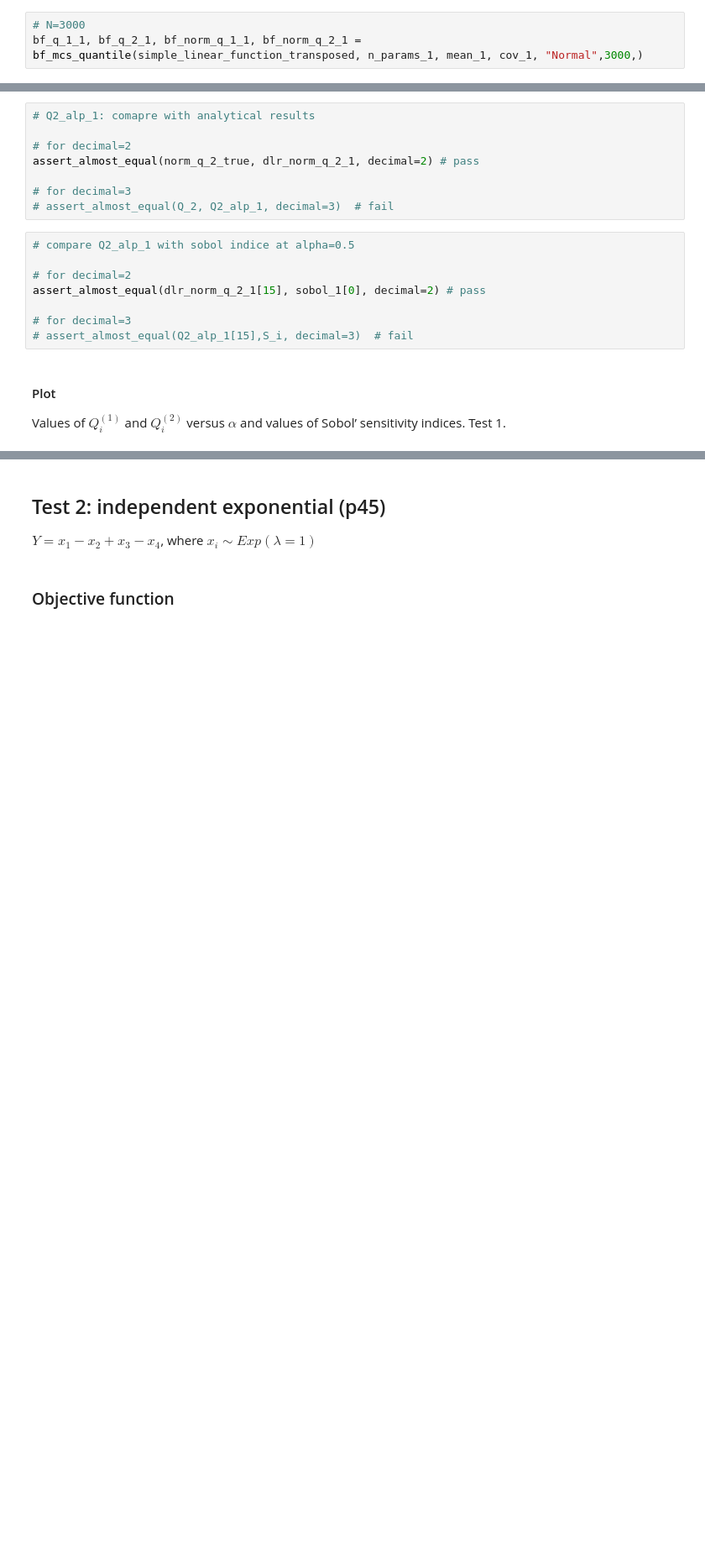
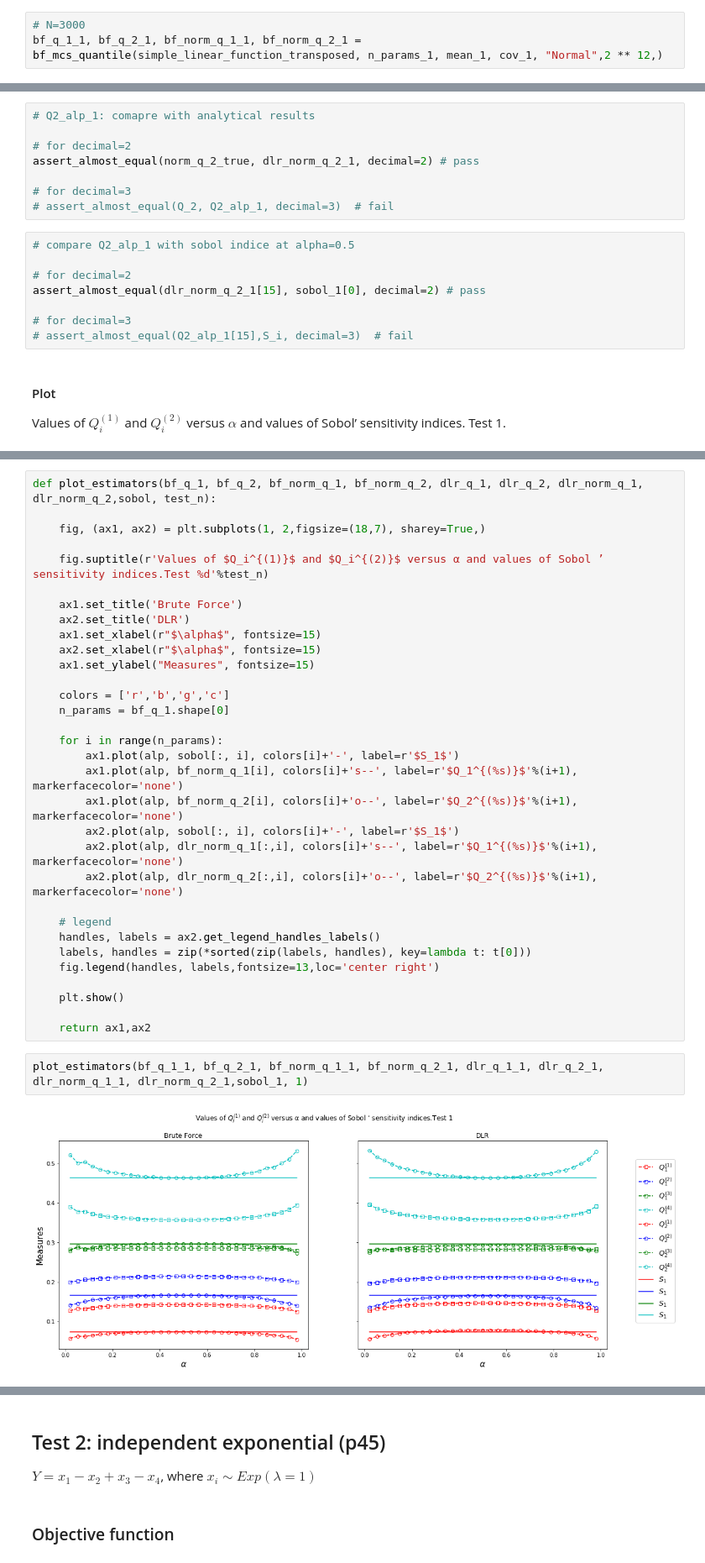
Before and after one commit to Yuleii/quantile-sensitivity-measures, a Jupyter notebook: quantile_based_global_sensitivity_measures.ipynb, the cells around one changed output, grey strips where cells are left out. Shown at 84% size. Drawn from its saved outputs; the diff is of its cells as text; blank space fills up the shorter version.

```diff
--- a/quantile_based_global_sensitivity_measures.ipynb
+++ b/quantile_based_global_sensitivity_measures.ipynb
@@ -638,7 +672,7 @@ Text(0.5, 1.0, 'Convergence of the DLR MC estimators of $Q_2^{(3)}$ at $\\alpha
 ### The brute force estimator
 # %%
 # N=3000
-bf_q_1_1, bf_q_2_1, bf_norm_q_1_1, bf_norm_q_2_1 = bf_mcs_quantile(simple_linear_function_transposed, n_params_1, mean_1, cov_1, "Normal",3000,)
+bf_q_1_1, bf_q_2_1, bf_norm_q_1_1, bf_norm_q_2_1 = bf_mcs_quantile(simple_linear_function_transposed, n_params_1, mean_1, cov_1, "Normal",2 ** 12,)
 # %% [markdown]
 ### Double loop reordering (DLR) estimator
 # %%
@@ -724,0 +709,36 @@ plt.show()
+# %%
+def plot_estimators(bf_q_1, bf_q_2, bf_norm_q_1, bf_norm_q_2, dlr_q_1, dlr_q_2, dlr_norm_q_1, dlr_norm_q_2,sobol, test_n):
+
+    fig, (ax1, ax2) = plt.subplots(1, 2,figsize=(18,7), sharey=True,)
+
+    fig.suptitle(r'Values of $Q_i^{(1)}$ and $Q_i^{(2)}$ versus α and values of Sobol ’ sensitivity indices.Test %d'%test_n)
+
+    ax1.set_title('Brute Force')
+    ax2.set_title('DLR')
+    ax1.set_xlabel(r"$\alpha$", fontsize=15)
+    ax2.set_xlabel(r"$\alpha$", fontsize=15)
+    ax1.set_ylabel("Measures", fontsize=15)
+
+    colors = ['r','b','g','c']
+    n_params = bf_q_1.shape[0]
+
+    for i in range(n_params):
+        ax1.plot(alp, sobol[:, i], colors[i]+'-', label=r'$S_1$')
+        ax1.plot(alp, bf_norm_q_1[i], colors[i]+'s--', label=r'$Q_1^{(%s)}$'%(i+1), markerfacecolor='none')
+        ax1.plot(alp, bf_norm_q_2[i], colors[i]+'o--', label=r'$Q_2^{(%s)}$'%(i+1), markerfacecolor='none')
+        ax2.plot(alp, sobol[:, i], colors[i]+'-', label=r'$S_1$')
+        ax2.plot(alp, dlr_norm_q_1[:,i], colors[i]+'s--', label=r'$Q_1^{(%s)}$'%(i+1), markerfacecolor='none')
+        ax2.plot(alp, dlr_norm_q_2[:,i], colors[i]+'o--', label=r'$Q_2^{(%s)}$'%(i+1), markerfacecolor='none')
+
+    # legend
+    handles, labels = ax2.get_legend_handles_labels()
+    labels, handles = zip(*sorted(zip(labels, handles), key=lambda t: t[0]))
+    fig.legend(handles, labels,fontsize=13,loc='center right')
+
+    plt.show()
+
+    return ax1,ax2
+# %%
+plot_estimators(bf_q_1_1, bf_q_2_1, bf_norm_q_1_1, bf_norm_q_2_1, dlr_q_1_1, dlr_q_2_1, dlr_norm_q_1_1, dlr_norm_q_2_1,sobol_1, 1)
+# %% [output]
+[figure, added]
```
Also changed, not shown: parts of 29 cells of this notebook.
